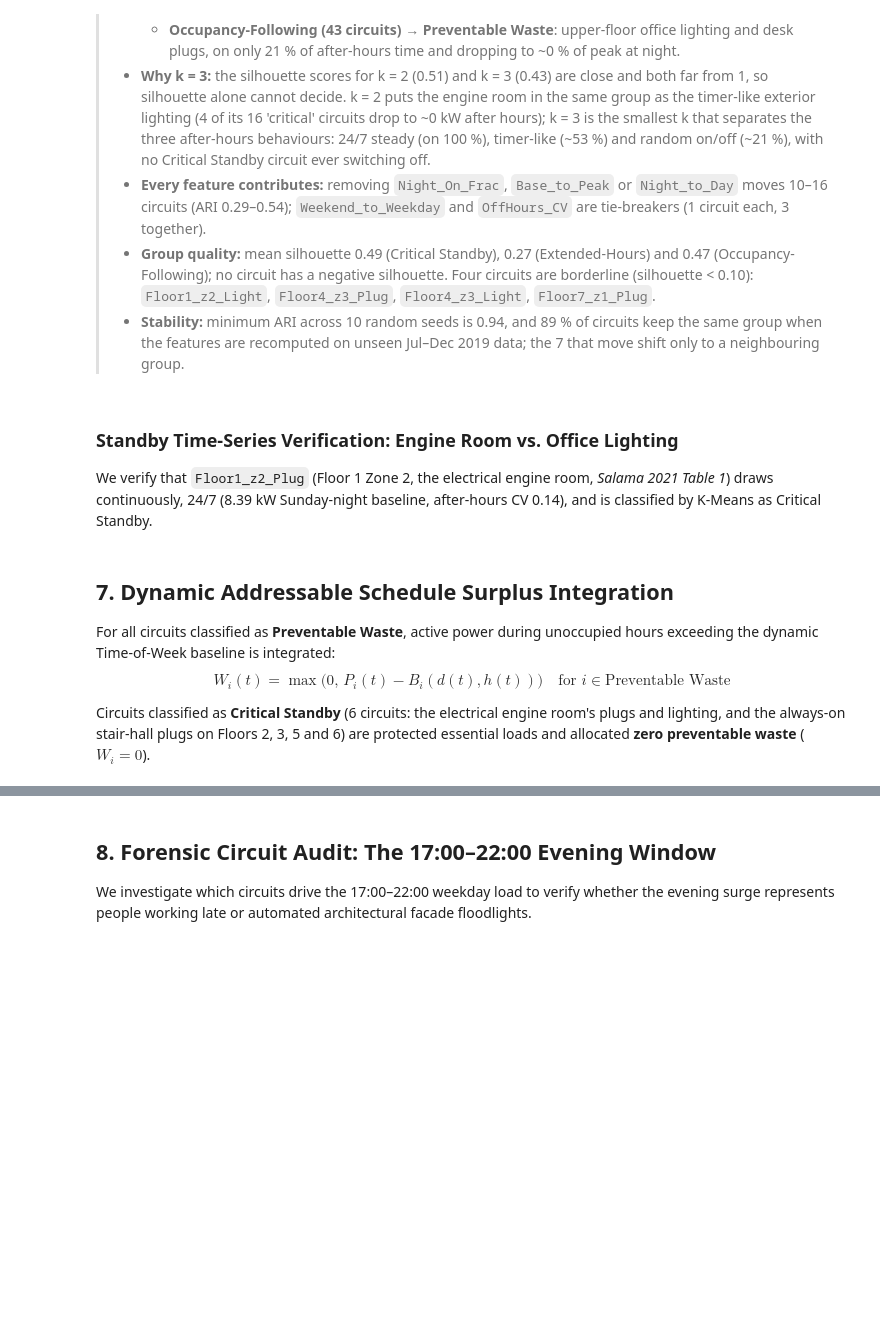
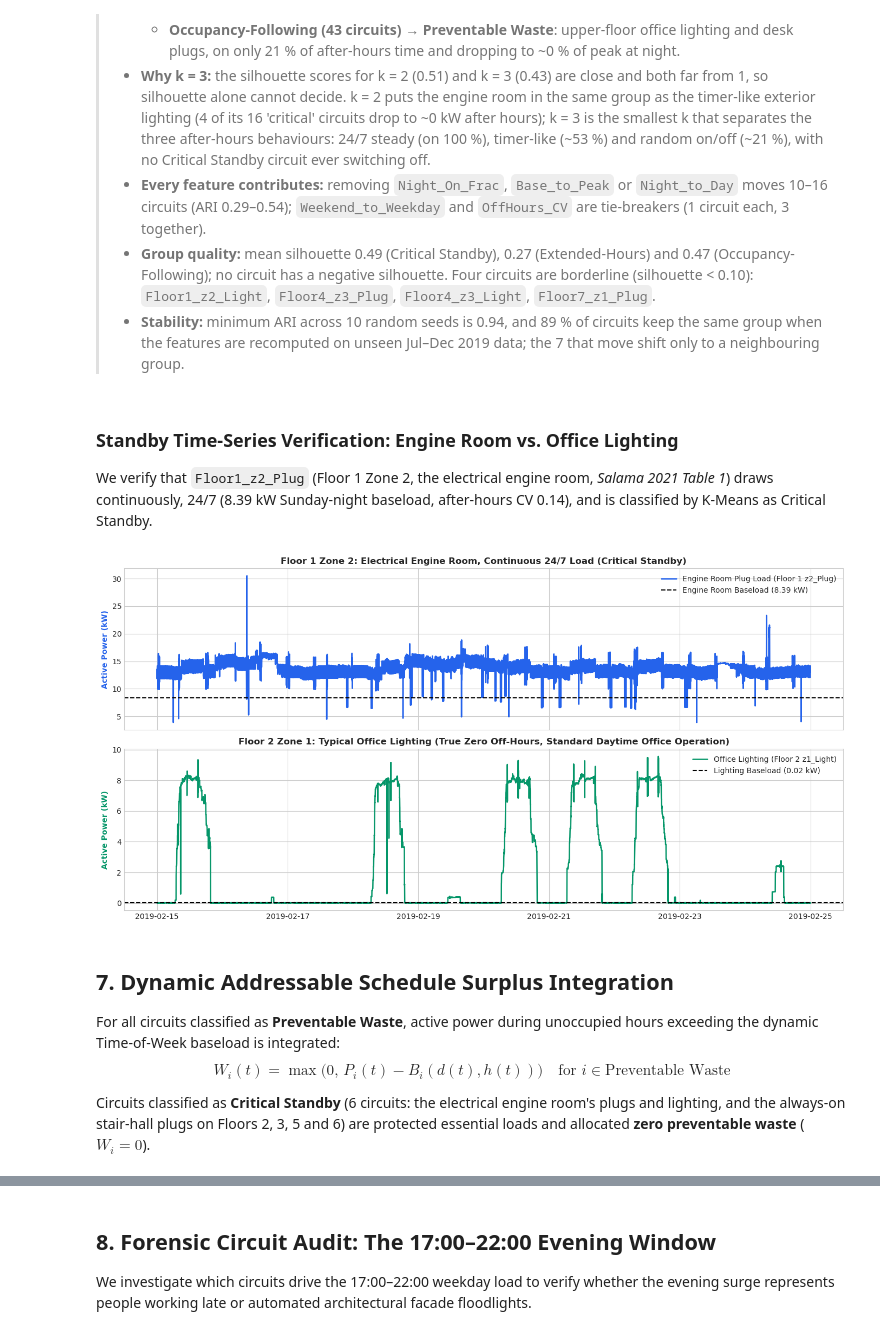
Before and after one commit to fcyap/IS4001-G1T4, a Jupyter notebook: notebooks/qn1e_eda_and_baseload_modeling.ipynb, the cells around one changed output, grey strips where cells are left out. Cells and saved outputs as stored; diff of their text form; code cells hidden in the pictures; blank space fills up the shorter version.

```diff
--- a/notebooks/qn1e_eda_and_baseload_modeling.ipynb
+++ b/notebooks/qn1e_eda_and_baseload_modeling.ipynb
@@ -622,38 +588,40 @@ plt.show()
 > * **Stability:** minimum ARI across 10 random seeds is 0.94, and 89 % of circuits keep the same group when the features are recomputed on unseen Jul–Dec 2019 data; the 7 that move shift only to a neighbouring group.
 # %% [markdown]
 ### Standby Time-Series Verification: Engine Room vs. Office Lighting
-We verify that `Floor1_z2_Plug` (Floor 1 Zone 2, the electrical engine room, *Salama 2021 Table 1*) draws continuously, 24/7 (8.39 kW Sunday-night baseline, after-hours CV 0.14), and is classified by K-Means as Critical Standby.
+We verify that `Floor1_z2_Plug` (Floor 1 Zone 2, the electrical engine room, *Salama 2021 Table 1*) draws continuously, 24/7 (8.39 kW Sunday-night baseload, after-hours CV 0.14), and is classified by K-Means as Critical Standby.
 # %%
 # ==============================================================================
 # 6.5 VISUALIZE ENGINE ROOM STANDBY VS OFFICE LIGHTING
 # ==============================================================================
 f1_df = floor_dfs['Floor1']
 f2_df = floor_dfs['Floor2']
 sample_range_f1 = f1_df.loc['2019-02-15 00:00:00':'2019-02-25 00:00:00']
 sample_range_f2 = f2_df.loc['2019-02-15 00:00:00':'2019-02-25 00:00:00']
 
 fig, axes = plt.subplots(2, 1, figsize=(14, 7), sharex=True)
 
 # Subplot 1: Engine Room Plug (Floor 1 Zone 2)
 axes[0].plot(sample_range_f1.index, sample_range_f1['z2_Plug(kW)'], color='#2563EB', lw=1.8, label='Engine Room Plug Load (Floor 1 z2_Plug)')
-axes[0].axhline(circuit_baselines['Floor1_z2_Plug(kW)'], color='black', ls='--', lw=1.5, label=f'Engine Room Baseline ({circuit_baselines["Floor1_z2_Plug(kW)"]:.2f} kW)')
+axes[0].axhline(sunday_baseloads['Floor1_z2_Plug(kW)'], color='black', ls='--', lw=1.5, label=f'Engine Room Baseload ({sunday_baseloads["Floor1_z2_Plug(kW)"]:.2f} kW)')
 axes[0].set_ylabel('Active Power (kW)', color='#2563EB', fontweight='bold')
 axes[0].set_title('Floor 1 Zone 2: Electrical Engine Room, Continuous 24/7 Load (Critical Standby)', fontweight='bold')
 axes[0].legend(loc='upper right')
 
 # Subplot 2: Typical Upper-Floor Office Lighting (Floor 2 Zone 1)
 axes[1].plot(sample_range_f2.index, sample_range_f2['z1_Light(kW)'], color='#059669', lw=1.8, label='Office Lighting (Floor 2 z1_Light)')
-axes[1].axhline(circuit_baselines.get('Floor2_z1_Light(kW)', 0.0), color='black', ls='--', lw=1.5, label='Lighting Baseline (0.02 kW)')
+axes[1].axhline(sunday_baseloads.get('Floor2_z1_Light(kW)', 0.0), color='black', ls='--', lw=1.5, label='Lighting Baseload (0.02 kW)')
 axes[1].set_ylabel('Active Power (kW)', color='#059669', fontweight='bold')
 axes[1].set_title('Floor 2 Zone 1: Typical Office Lighting (True Zero Off-Hours, Standard Daytime Office Operation)', fontweight='bold')
 axes[1].legend(loc='upper right')
 
 plt.tight_layout()
 plt.show()
+# %% [output]
+[figure, added]
 # %% [markdown]
 ## 7. Dynamic Addressable Schedule Surplus Integration
 
-For all circuits classified as **Preventable Waste**, active power during unoccupied hours exceeding the dynamic Time-of-Week baseline is integrated:
+For all circuits classified as **Preventable Waste**, active power during unoccupied hours exceeding the dynamic Time-of-Week baseload is integrated:
 $$W_i(t) = \max\Big(0,\, P_i(t) - B_i(d(t), h(t))\Big) \quad \text{for } i \in \text{Preventable Waste}$$
 
 Circuits classified as **Critical Standby** (6 circuits: the electrical engine room's plugs and lighting, and the always-on stair-hall plugs on Floors 2, 3, 5 and 6) are protected essential loads and allocated **zero preventable waste** ($W_i = 0$).
```
Also changed, not shown: parts of 43 cells of this notebook, 13 other files.
